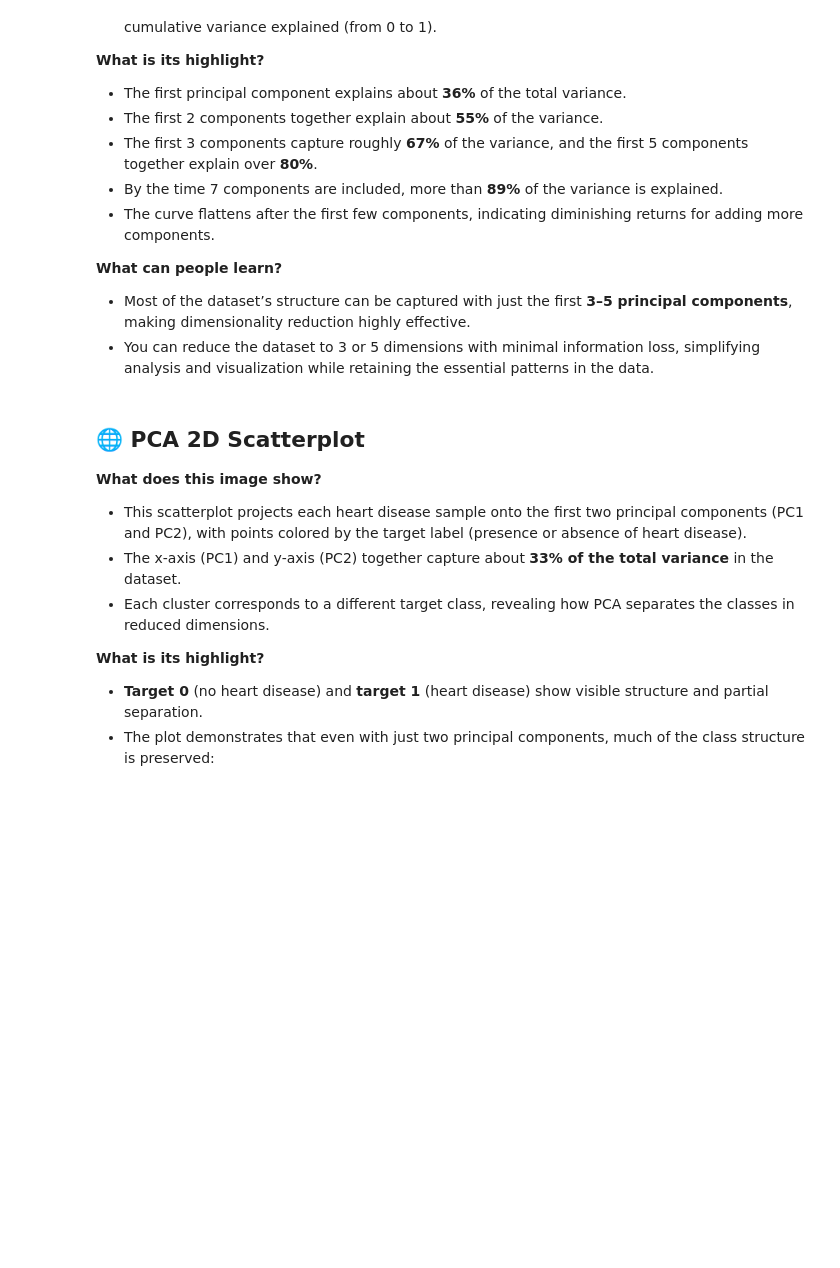
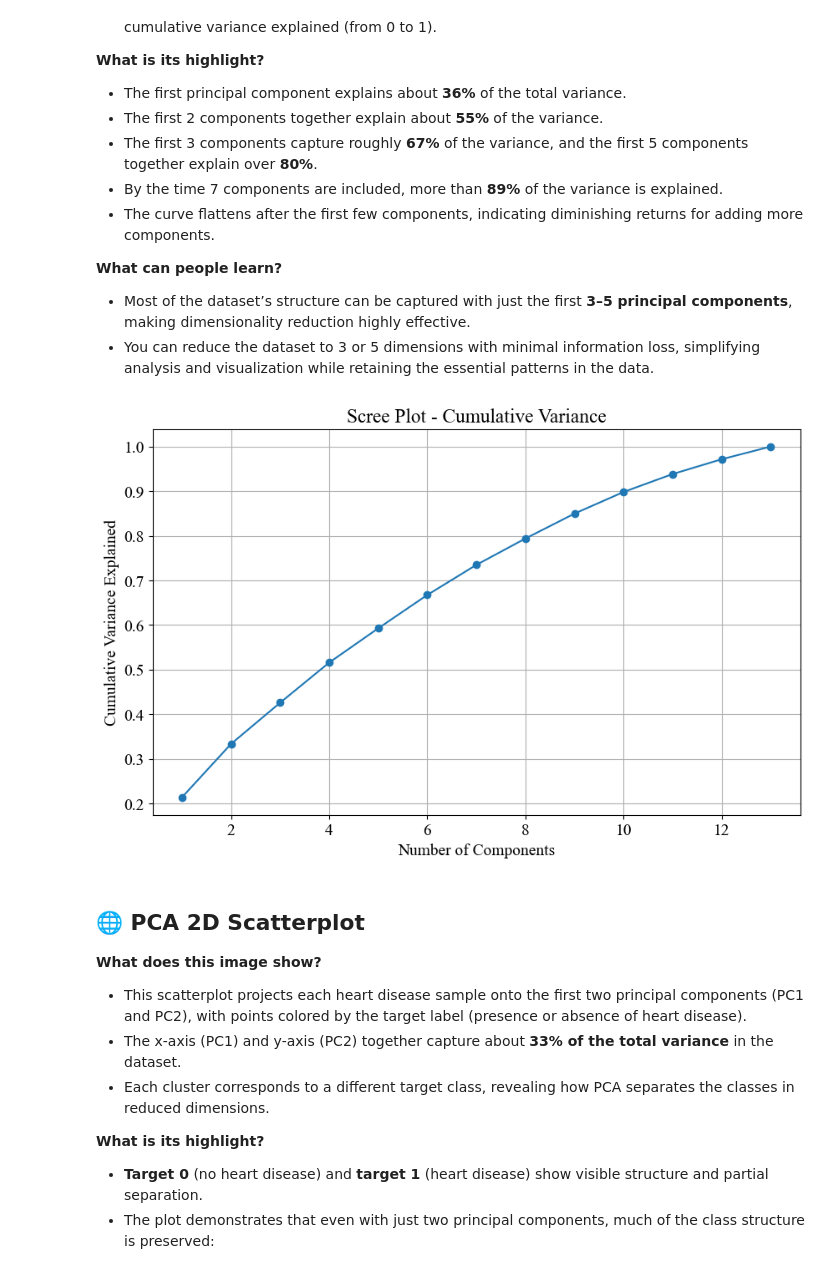
Before and after one commit to danielTongu/cs445_spring2025, a Jupyter notebook: lab5/heartDiseasePCA.ipynb, the cells around one changed output. Cells and saved outputs as stored; diff of their text form; code cells hidden in the pictures; blank space fills up the shorter version.

```diff
--- a/lab5/heartDiseasePCA.ipynb
+++ b/lab5/heartDiseasePCA.ipynb
@@ -173,16 +240,18 @@ plt.show()
 # %%
 pca = PCA()
 pca.fit(X_scaled)
 cumulative_variance = np.cumsum(pca.explained_variance_ratio_)
 
-plt.figure(figsize=(8, 6))
+plt.figure(figsize=(10, 6))
 plt.plot(range(1, len(cumulative_variance) + 1), cumulative_variance, marker='o')
 plt.xlabel("Number of Components")
 plt.ylabel("Cumulative Variance Explained")
 plt.title("Scree Plot - Cumulative Variance")
 plt.grid(True)
-plt.savefig("/images/Lab5_DanielTongu_ScreePlot.png")
+plt.savefig("images/Lab5_DanielTongu_ScreePlot.png")
 plt.show()
+# %% [output]
+[figure, added]
 # %% [markdown]
 ## 🌐 PCA 2D Scatterplot
 
```
Also changed, not shown: parts of 11 cells of this notebook, 6 other files.
